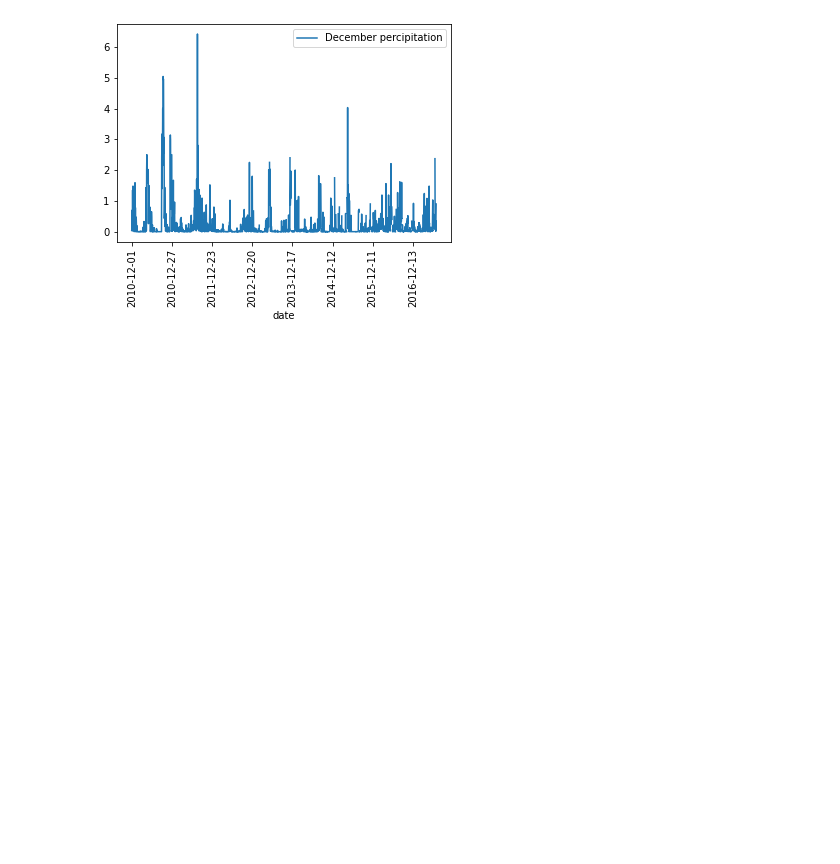
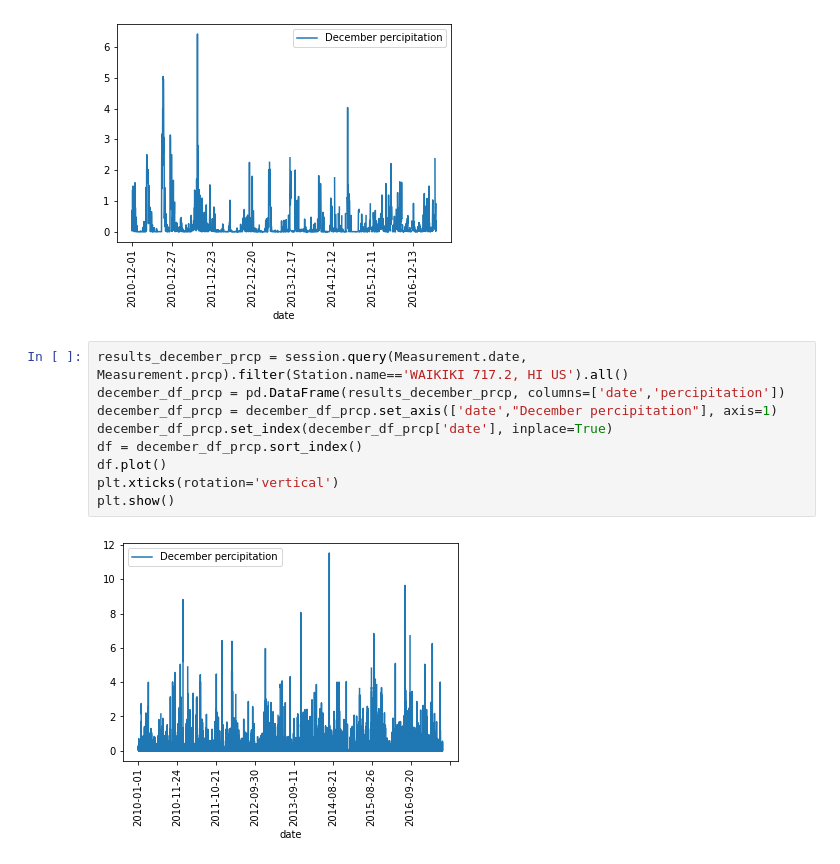
Before and after one commit to Ayesha-da/surfs_up, a Jupyter notebook: SurfsUp_Challenge.ipynb, the cells around one changed output. Cells and saved outputs as stored; diff of their text form; blank space fills up the shorter version.

Commit message:
Adding and Updating Data

```diff
--- a/SurfsUp_Challenge.ipynb
+++ b/SurfsUp_Challenge.ipynb
@@ -157,3 +167,14 @@ plt.xticks(rotation='vertical')
 plt.show()
 # %% [output]
 [figure]
+# %%
+results_december_prcp = session.query(Measurement.date, Measurement.prcp).filter(Station.name=='WAIKIKI 717.2, HI US').all()
+december_df_prcp = pd.DataFrame(results_december_prcp, columns=['date','percipitation'])
+december_df_prcp = december_df_prcp.set_axis(['date',"December percipitation"], axis=1)
+december_df_prcp.set_index(december_df_prcp['date'], inplace=True)
+df = december_df_prcp.sort_index()
+df.plot()
+plt.xticks(rotation='vertical')
+plt.show()
+# %% [output]
+[figure, added]
```
Also changed, not shown: parts of 3 cells of this notebook.
